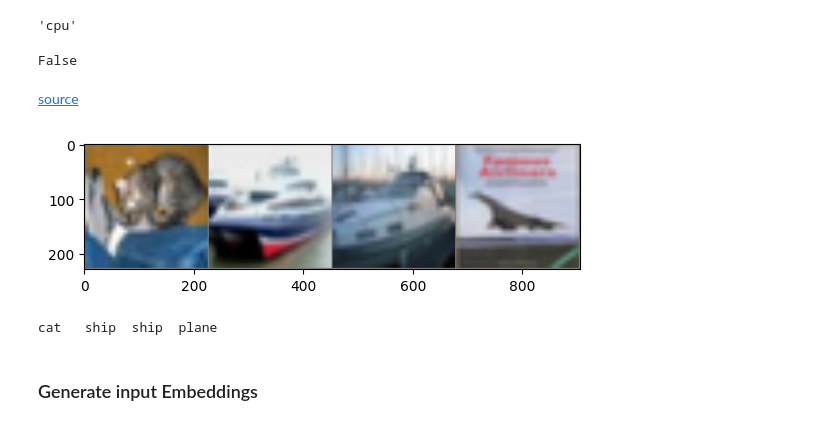
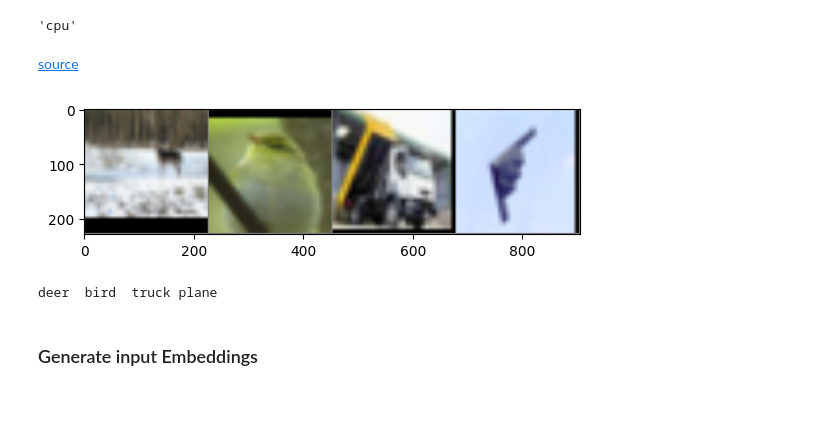
Before and after one commit to RelentlessViper/vision-transformers, a Jupyter notebook: code/vit_implementation.ipynb, the cells around one changed output. Drawn from its saved outputs; the diff is of its cells as text; code cells hidden in the pictures.

```diff
--- a/code/vit_implementation.ipynb
+++ b/code/vit_implementation.ipynb
@@ -98,31 +98,27 @@ device = 'cuda:0' if torch.cuda.is_available() else 'cpu'
 device
 # %% [output]
 'cpu'
-# %%
-torch.cuda.is_available()
-# %% [output]
-False
 # %% [markdown]
 [source](https://pytorch.org/tutorials/beginner/blitz/cifar10_tutorial.html)
 # %%
 # functions to show an image
 def imshow(img):
     img = img / 2 + 0.5     # unnormalize
     npimg = img.numpy()
     plt.imshow(np.transpose(npimg, (1, 2, 0)))
     plt.show()
 
 # get some random training images
-dataiter = iter(test_loader)
+dataiter = iter(train_loader)
 images, labels = next(dataiter)
 
 # show images
 imshow(torchvision.utils.make_grid(images))
 # print labels
 print(' '.join(f'{classes[labels[j]]:5s}' for j in range(BATCH_SIZE)))
 # %% [output]
-[figure, old version]
+[figure, new version]
-cat   ship  ship  plane
+deer  bird  truck plane
 # %% [markdown]
 ### Generate input Embeddings
 # %% [markdown]
```
Also changed, not shown: parts of 7 cells of this notebook.
